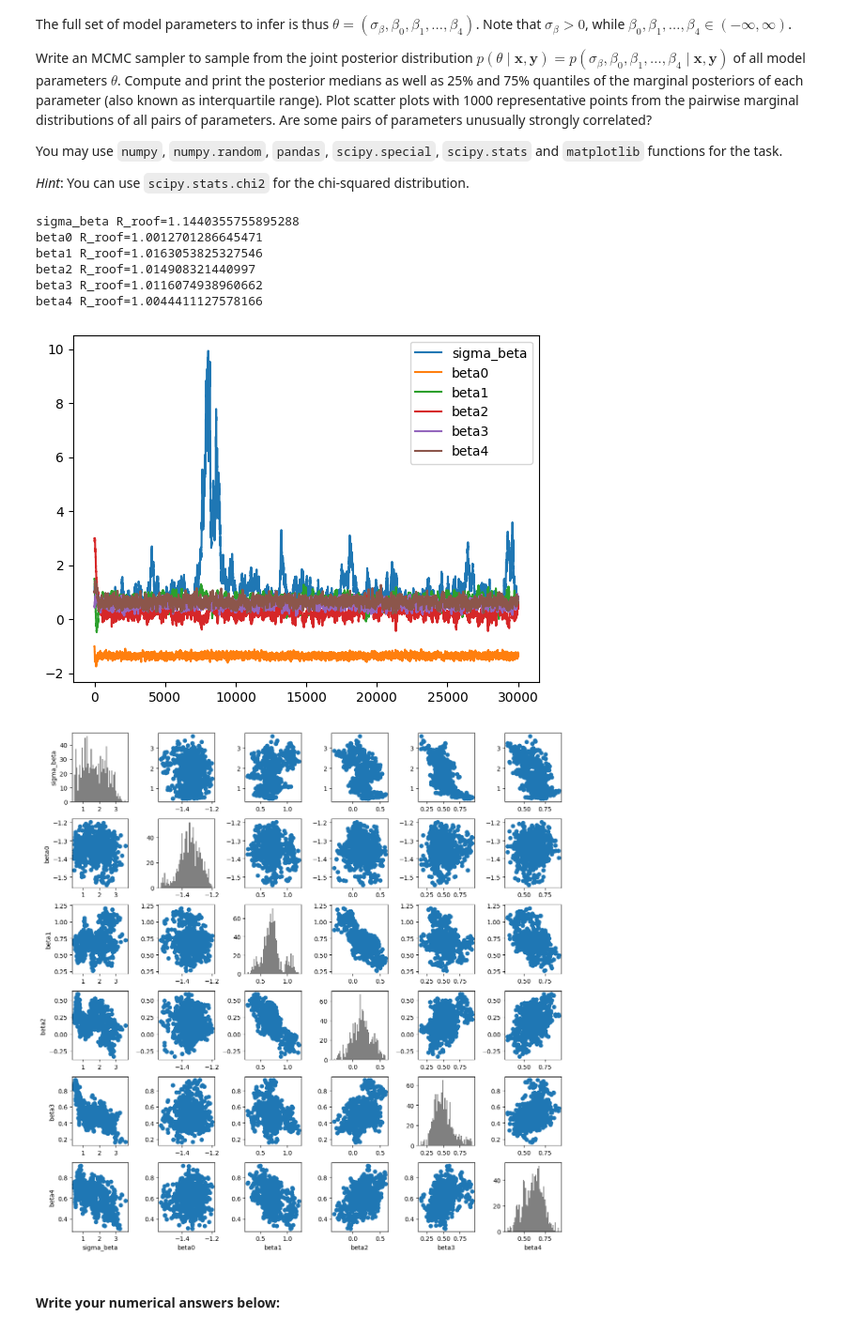
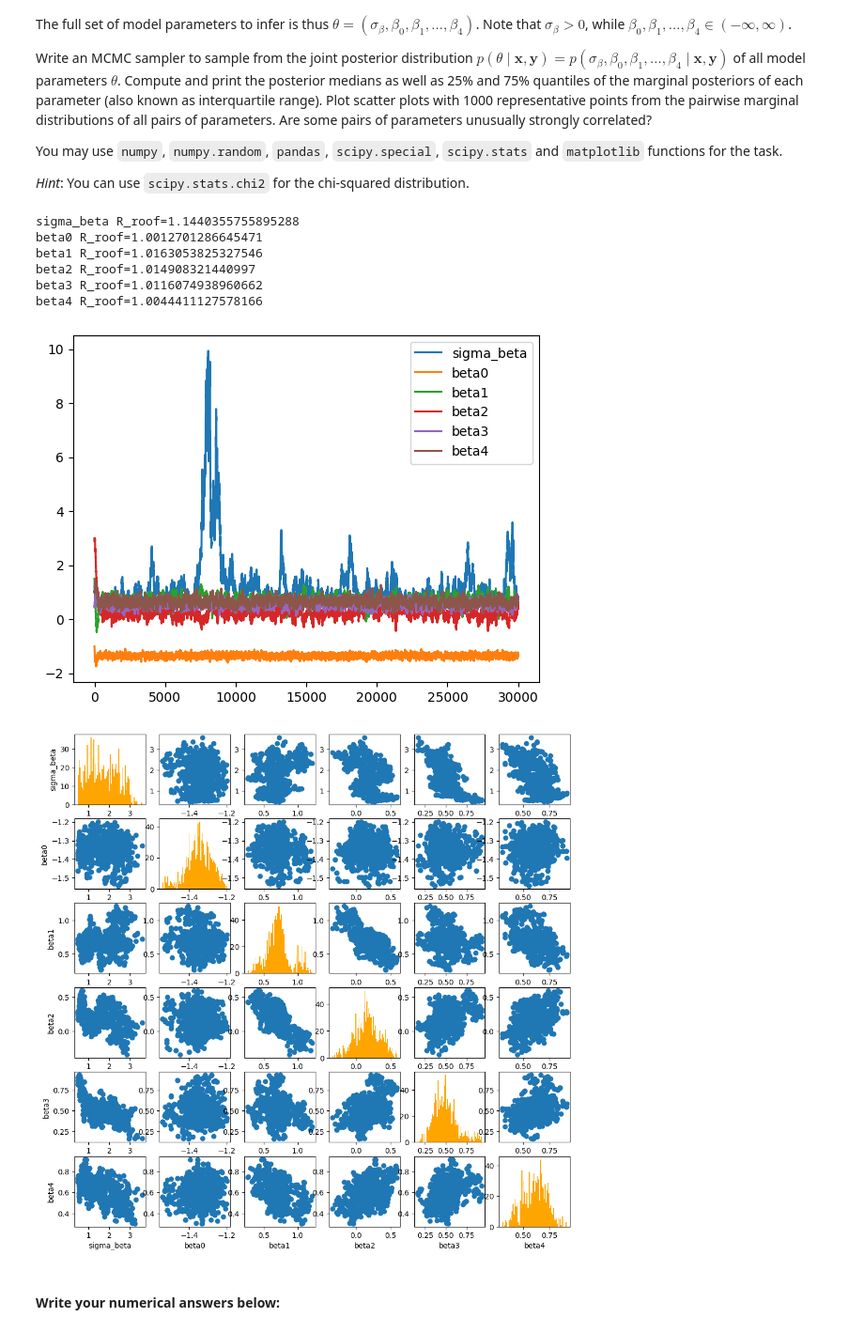
Before and after one commit to alexjilkin/comp-stats, a Jupyter notebook: CompStats_home_exam_2023-10.ipynb, the cells around one changed output. Shown at 94% size. Cells and saved outputs as stored; diff of their text form; code cells hidden in the pictures.

```diff
--- a/CompStats_home_exam_2023-10.ipynb
+++ b/CompStats_home_exam_2023-10.ipynb
@@ -411,7 +430,6 @@ import numpy.random as npr
 import pandas as pd
 import matplotlib.pyplot as plt
 from scipy.stats import chi2, norm
-from scipy.special import expit
 
 heart_data = pd.read_csv('./heart_data.txt', sep='\t')
 # Extract input variables
@@ -507,43 +525,41 @@ def get_R_roof():
 
 get_R_roof()
 
+# Plot a matrix of all pairwise margina distribution and a steps-samples plot
 def plot(samples: list[float]):
     for i in range(len(samples[0])):
         plt.plot(np.arange(len(samples)), samples[:,i], label=parameter_names[i])
-
     plt.legend()
 
     samples_subset = samples[-1000:]
     n = len(samples_subset[0])
-    fig, ax = plt.subplots(n, n, figsize=(n*2, n*2))
+    _, ax = plt.subplots(n, n, figsize=(n*2, n*2))
 
     for i in range(n):
         for j in range(n):
             if i == j:
-                ax[i, j].hist(samples_subset[:, i], bins=50, color='gray')
+                ax[i, j].hist(samples_subset[:, i], bins=70, color="orange")
             else:
                 ax[i, j].scatter(samples_subset[:, j], samples_subset[:, i])
-
             if i == n - 1:
                 ax[i, j].set_xlabel(parameter_names[j])
             if j == 0:
                 ax[i, j].set_ylabel(parameter_names[i])
 
-    plt.tight_layout()
     plt.show()
 
 samples = mcmc(initial, 30000, p4_x, p4_y)
 
 plot(samples)
 # %% [output]
 sigma_beta R_roof=1.1440355755895288
 beta0 R_roof=1.0012701286645471
 beta1 R_roof=1.0163053825327546
 beta2 R_roof=1.014908321440997
 beta3 R_roof=1.0116074938960662
 beta4 R_roof=1.0044411127578166
 [figure]
-[figure, old version]
+[figure, new version]
 # %% [markdown]
 #### Write your numerical answers below:
 # %%
```
Also changed, not shown: parts of 8 cells of this notebook.
